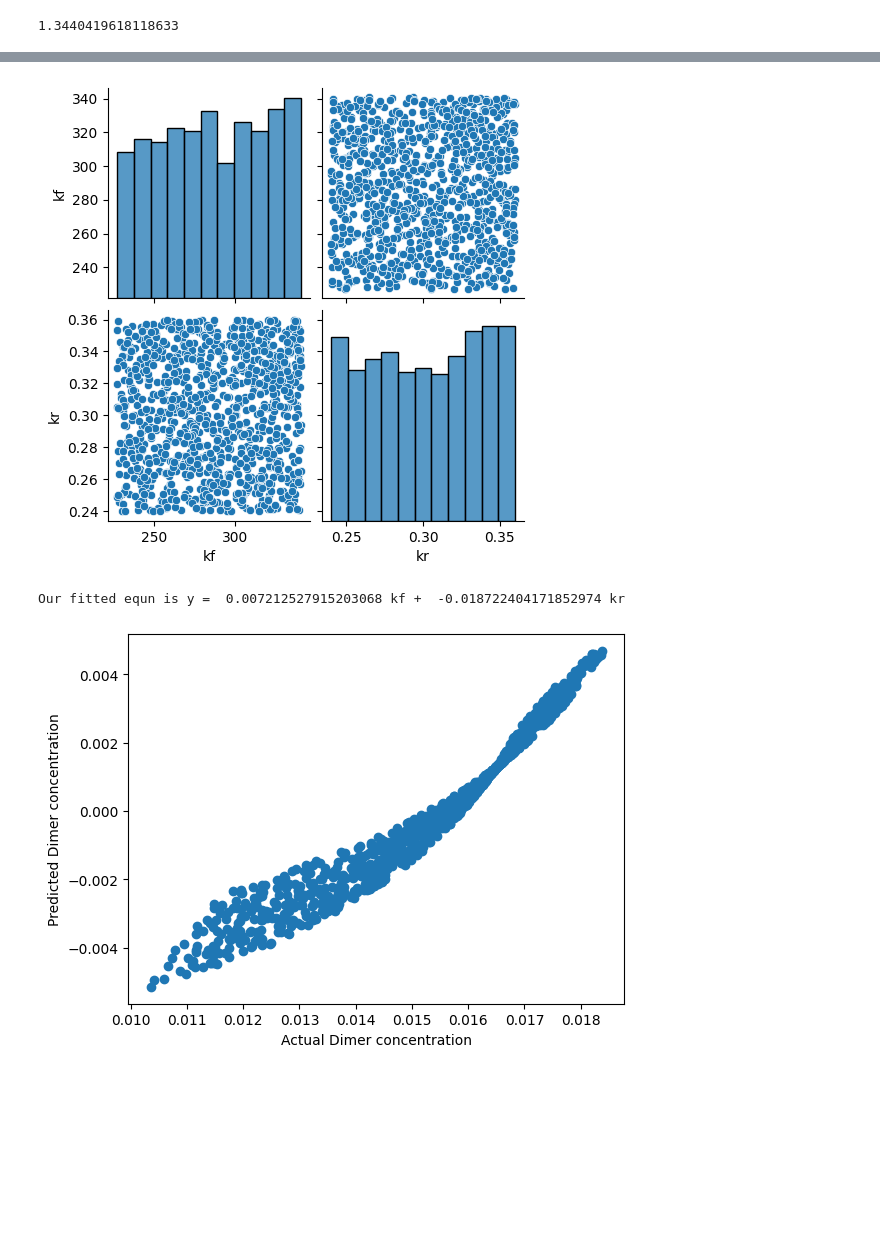
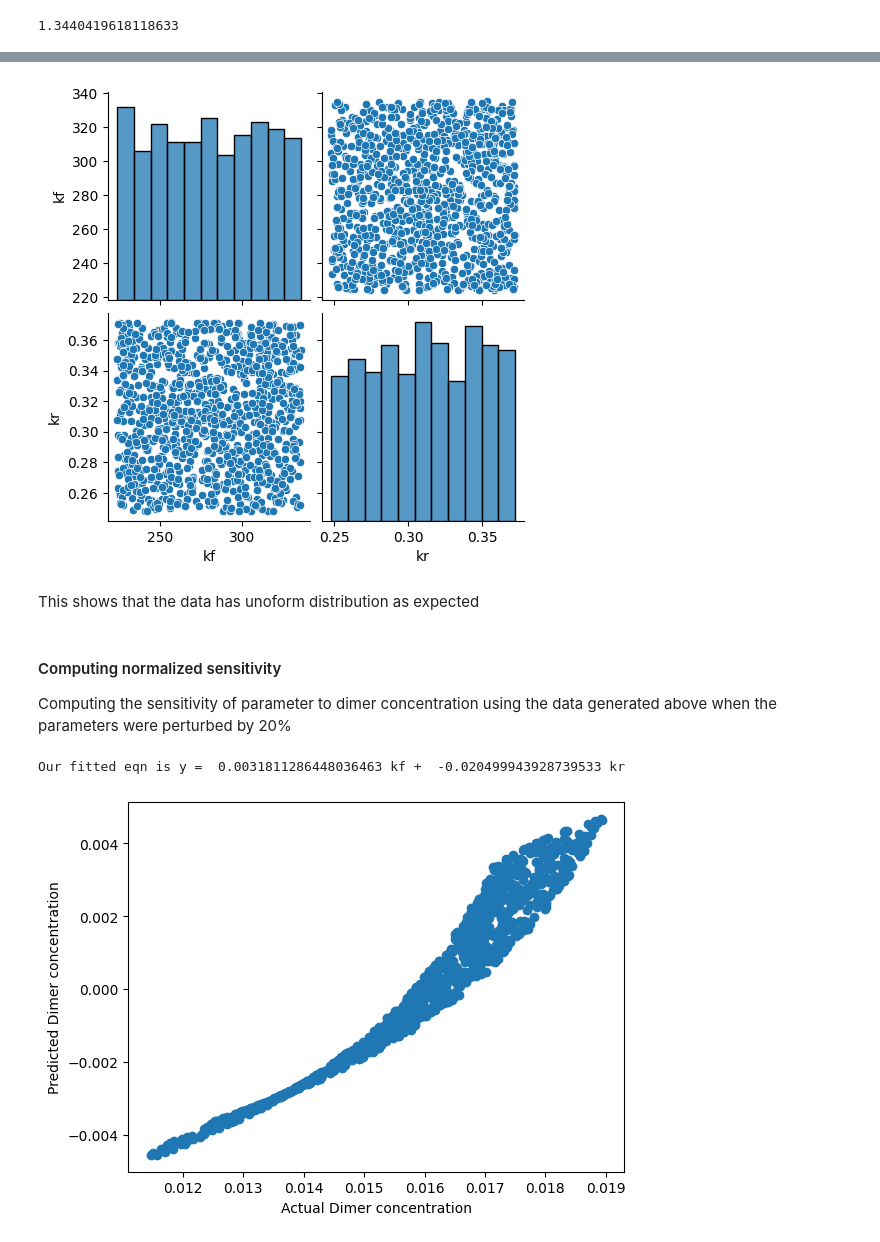
Before and after one commit to sht150/ChE-Math-Project-2, a Jupyter notebook: Project 2.ipynb, the cells around one changed output, grey strips where cells are left out. Saved outputs shown, nothing was run; the diff lists cells and outputs as text; code cells hidden in the pictures; blank space fills up the shorter version.

```diff
--- a/Project 2.ipynb
+++ b/Project 2.ipynb
@@ -149,15 +244,15 @@ plt.legend()
 # %%
 # generate several output for random selections of parameters
 N = 1000
-kf = np.random.uniform(284*0.8,284*1.2,N);
-kr = np.random.uniform(0.3*0.8,0.3*1.2,N);
+kf = np.random.uniform(279*0.8,279*1.2,N);
+kr = np.random.uniform(0.31*0.8,0.31*1.2,N);
 
 D11 = np.zeros(N);
 
 for m in np.arange(0,N,1):
     output = odeint(odes, ic, time, args = (kf[m],kr[m]));
     plt.plot(time,output[:,0]);
-    plt.xlabel("time");
-    plt.ylabel("Dimer");
+    plt.xlabel("time (h)");
+    plt.ylabel("Dimer concentration");
     D11[m]=output[-1,1];
 # %% [output]
@@ -192,21 +285,27 @@ df = pd.DataFrame(tmp);
 sns.pairplot(df)
 plt.show()
 # %% [output]
-[figure, old version]
+[figure, new version]
+# %% [markdown]
+This shows that the data has unoform distribution as expected
+# %% [markdown]
+#### Computing normalized sensitivity
+
+Computing the sensitivity of parameter to dimer concentration using the data generated above when the parameters were perturbed by 20%
 # %%
 a = (1.05 - D11)/1.05
-X = np.c_[(284-kf)/284,(0.3-kr)/0.3]
+X = np.c_[(279-kf)/279,(0.31-kr)/0.31]
 
 from numpy.linalg import inv
 tmp = inv(np.matmul(np.transpose(X),X));
 
 params = tmp @ np.transpose(X) @ a;
-print("Our fitted equn is y = ",params[0], "kf + ", params[1], "kr")
+print("Our fitted eqn is y = ",params[0], "kf + ", params[1], "kr")
 
 plt.plot(a,X @ params,"o");
 plt.ylabel("Predicted Dimer concentration");
 plt.xlabel("Actual Dimer concentration");
 # %% [output]
-Our fitted equn is y =  0.007212527915203068 kf +  -0.018722404171852974 kr
+Our fitted eqn is y =  0.0031811286448036463 kf +  -0.020499943928739533 kr
-[figure, old version]
+[figure, new version]
 # %%
```
Also changed, not shown: parts of 22 cells of this notebook.
